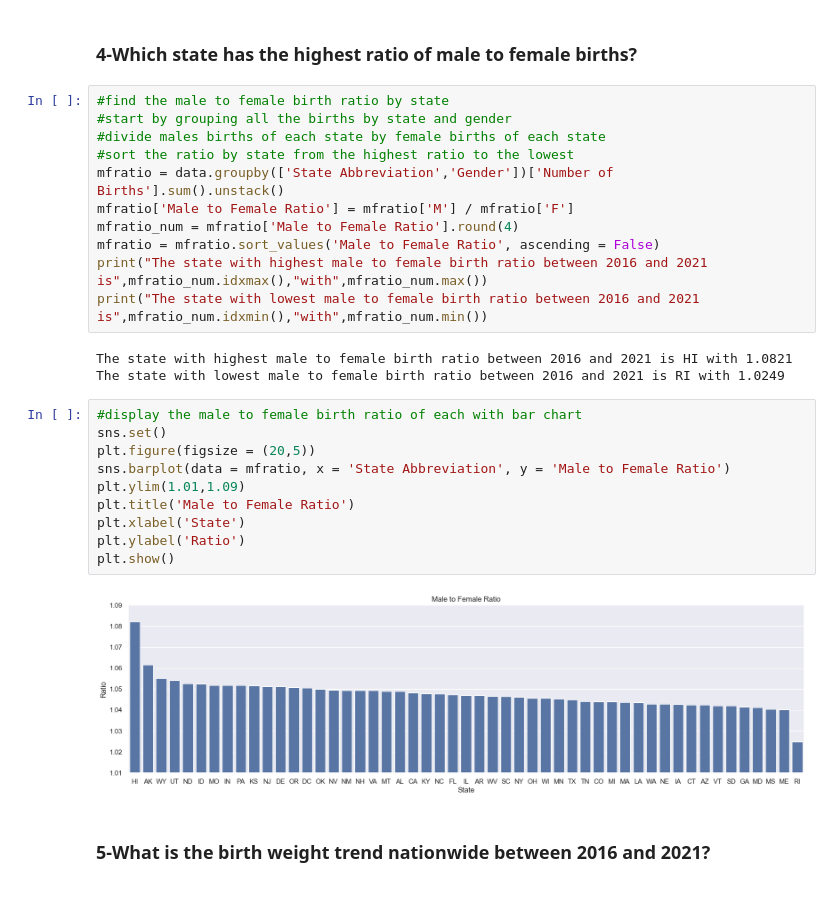
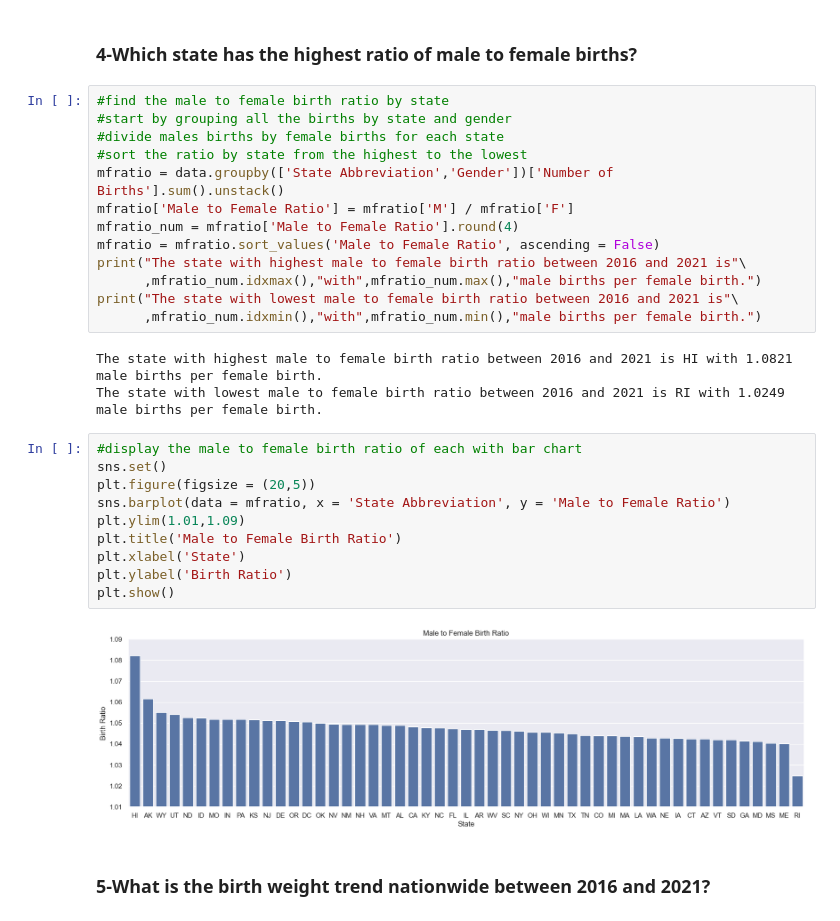
Before and after one commit to jLucas121/ISDA111, a Jupyter notebook: UsBirths.ipynb, the cells around one changed output. Cells and saved outputs as stored; diff of their text form.

```diff
--- a/UsBirths.ipynb
+++ b/UsBirths.ipynb
@@ -224,28 +224,30 @@ plt.show()
 # %%
 #find the male to female birth ratio by state
 #start by grouping all the births by state and gender
-#divide males births of each state by female births of each state
-#sort the ratio by state from the highest ratio to the lowest
+#divide males births by female births for each state
+#sort the ratio by state from the highest to the lowest
 mfratio = data.groupby(['State Abbreviation','Gender'])['Number of Births'].sum().unstack()
 mfratio['Male to Female Ratio'] = mfratio['M'] / mfratio['F']
 mfratio_num = mfratio['Male to Female Ratio'].round(4)
 mfratio = mfratio.sort_values('Male to Female Ratio', ascending = False)
-print("The state with highest male to female birth ratio between 2016 and 2021 is",mfratio_num.idxmax(),"with",mfratio_num.max())
-print("The state with lowest male to female birth ratio between 2016 and 2021 is",mfratio_num.idxmin(),"with",mfratio_num.min())
+print("The state with highest male to female birth ratio between 2016 and 2021 is"\
+      ,mfratio_num.idxmax(),"with",mfratio_num.max(),"male births per female birth.")
+print("The state with lowest male to female birth ratio between 2016 and 2021 is"\
+      ,mfratio_num.idxmin(),"with",mfratio_num.min(),"male births per female birth.")
 # %% [output]
-The state with highest male to female birth ratio between 2016 and 2021 is HI with 1.0821
-The state with lowest male to female birth ratio between 2016 and 2021 is RI with 1.0249
+The state with highest male to female birth ratio between 2016 and 2021 is HI with 1.0821 male births per female birth.
+The state with lowest male to female birth ratio between 2016 and 2021 is RI with 1.0249 male births per female birth.
 # %%
 #display the male to female birth ratio of each with bar chart
 sns.set()
 plt.figure(figsize = (20,5))
 sns.barplot(data = mfratio, x = 'State Abbreviation', y = 'Male to Female Ratio')
 plt.ylim(1.01,1.09)
-plt.title('Male to Female Ratio')
+plt.title('Male to Female Birth Ratio')
 plt.xlabel('State')
-plt.ylabel('Ratio')
+plt.ylabel('Birth Ratio')
 plt.show()
 # %% [output]
-[figure, old version]
+[figure, new version]
 # %% [markdown]
 ### 5-What is the birth weight trend nationwide between 2016 and 2021?
```
Also changed, not shown: parts of 6 cells of this notebook.
